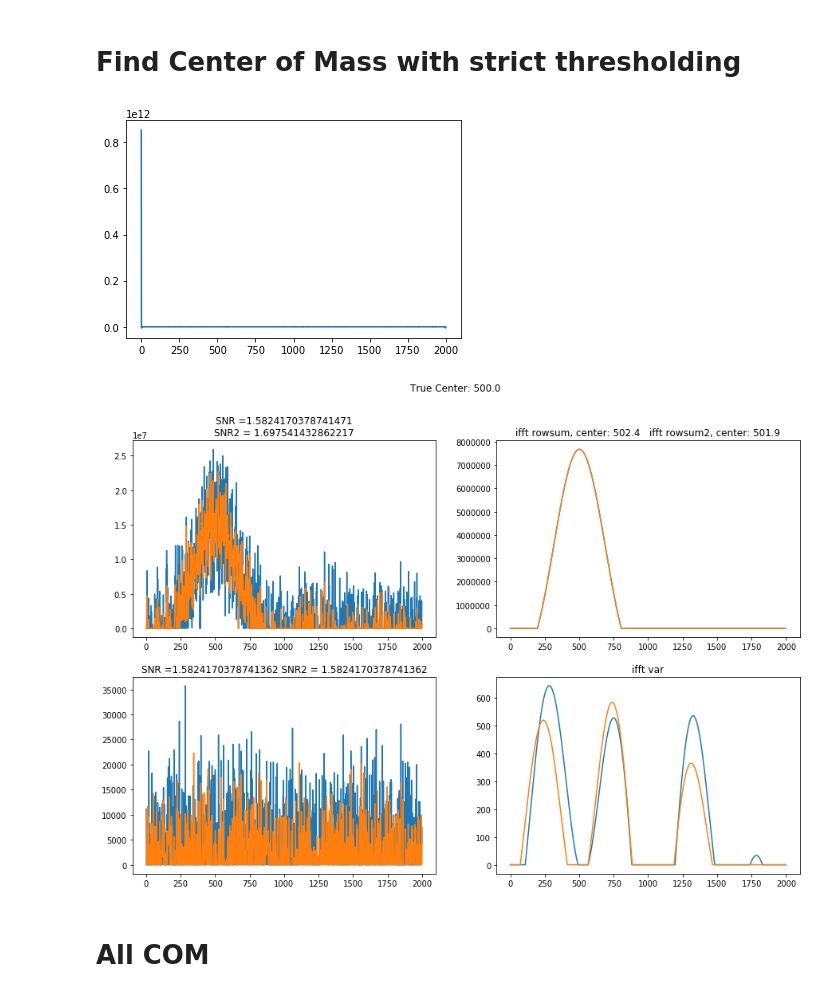
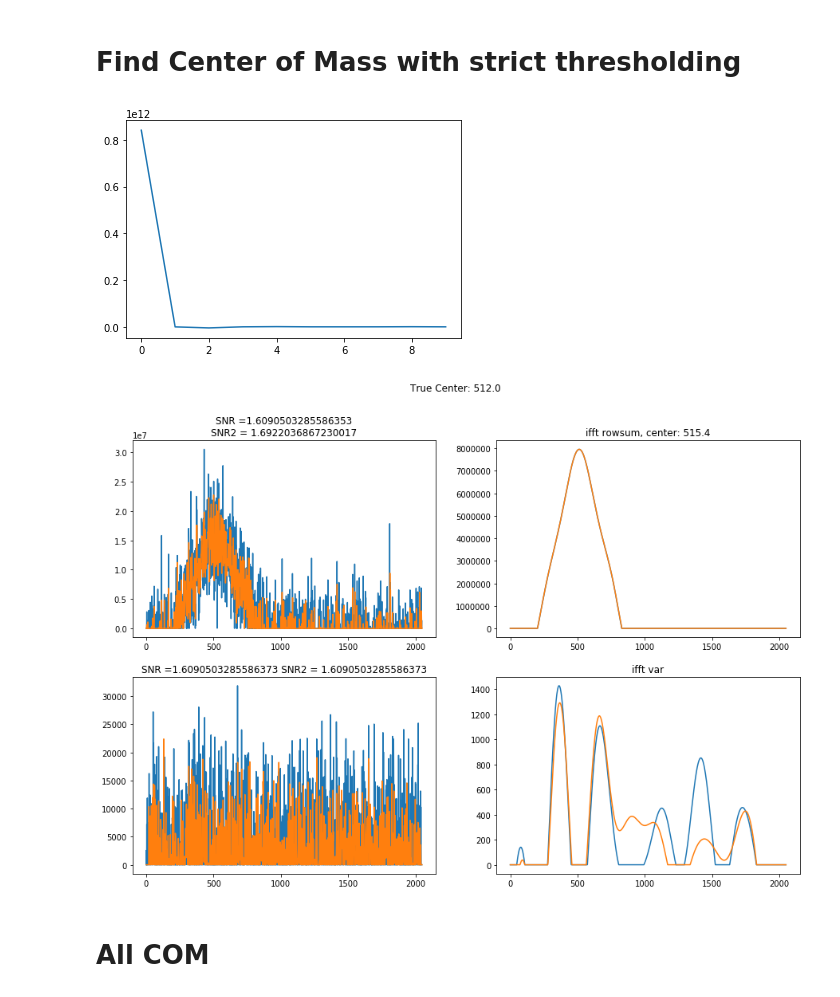
Before and after one commit to everettvacek/rotationCenter, a Jupyter notebook: rotationcenter.ipynb, the cells around one changed output. Cells and saved outputs as stored; diff of their text form; code cells hidden in the pictures.

```diff
--- a/rotationcenter.ipynb
+++ b/rotationcenter.ipynb
@@ -33,7 +33,7 @@ def add_noise(array, mean, std, multiplier):
 # %% [markdown]
 # Initialize Phantom
 # %%
-imshape = 1000
+imshape = 1024
 im = (imshape,imshape)
 offset = 100
 posa = int(imshape/2)-int(512/2)+offset
@@ -100,7 +100,7 @@ snr_resized = np.mean(sinogram_resized)/np.std(sinogram_resized)
 # %%
 #sum projections from sinogram to find rotation center (sym center)
 threshold_amount = 10 #increase threshold to remove off-feature noise
-fft_cutoff = 5 #decrease fft cutoff to reduce high frequencies
+fft_cutoff = 10 #decrease fft cutoff to reduce high frequencies
 
 rowsum = threshold_plot(np.sum(sinogram_shift, axis=1),threshold_amount)
 var = threshold_plot(np.std(sinogram_shift, axis=1),threshold_amount)
@@ -114,7 +114,7 @@ mean2 = threshold_plot(np.mean(sinogram_resized, axis=1),threshold_amount)
 
 #fft for row sum
 fft = np.fft.fft(np.sum(sinogram_shift, axis=1))
-plt.plot(fft)
+plt.plot(fft[0:10])
 plt.show()
 fft[fft_cutoff:]=0
 ifft = threshold_plot(np.fft.ifft(fft),threshold_amount)
@@ -133,45 +133,42 @@ fftv2[fft_cutoff:]=0
 ifftv2 = threshold_plot(np.fft.ifft(fftv2),threshold_amount)
 
 #Center of Mass (COM) guess at root
-COM = scipy.ndimage.measurements.center_of_mass(np.abs(ifft))[0]/len(ifft)*sinogram_shift.shape[0]
+COM = scipy.ndimage.measurements.center_of_mass(np.real(ifft))[0]/len(ifft)*sinogram_shift.shape[0]
 
 
 r = np.linspace(0,sinogram_shift.shape[0],sinogram_resized.shape[0])
 
 if Circle == False:
     true_center = sinogram.shape[0]/2
 else:
     true_center = imshape/2
 
 plt.figure(figsize=(15,10))
 plt.suptitle('True Center: ' + str(true_center))
 plt.subplot(222)
-plt.title('ifft rowsum, center: ' +
-          str(scipy.ndimage.measurements.center_of_mass(np.abs(ifft))[0]/len(ifft)*sinogram_shift.shape[0])[0:5] +
-         '   ifft rowsum2, center: ' +
-          str(scipy.ndimage.measurements.center_of_mass(np.abs(ifft2))[0]/len(ifft2)*sinogram_shift.shape[0])[0:5])
+plt.title('ifft rowsum, center: ' + str(COM)[0:5])
 plt.plot(ifft)
 plt.plot(r,np.real(ifft2))
 
 plt.subplot(221)
 plt.title('SNR ='+ str(np.std(rowsum)/np.mean(rowsum)) + '\nSNR2 = '+ str(np.std(rowsum2)/np.mean(rowsum2)))
 plt.plot(rowsum)
 plt.plot(r,rowsum2)
 
 plt.subplot(223)
 plt.title('SNR ='+ str(np.std(mean)/np.mean(mean)) + ' SNR2 = '+ str(np.std(mean)/np.mean(mean)))
 plt.plot(var)
 plt.plot(r, var2)
 
 plt.subplot(224)
 plt.title('ifft var')
 plt.plot(np.real(ifftv))
 plt.plot(r, np.real(ifftv2))
 
 plt.show()
 # %% [output]
-[figure, old version]
+[figure, new version]
-[figure, old version]
+[figure, new version]
 # %% [markdown]
 # All COM
 # %%
```
Also changed, not shown: parts of 8 cells of this notebook.
